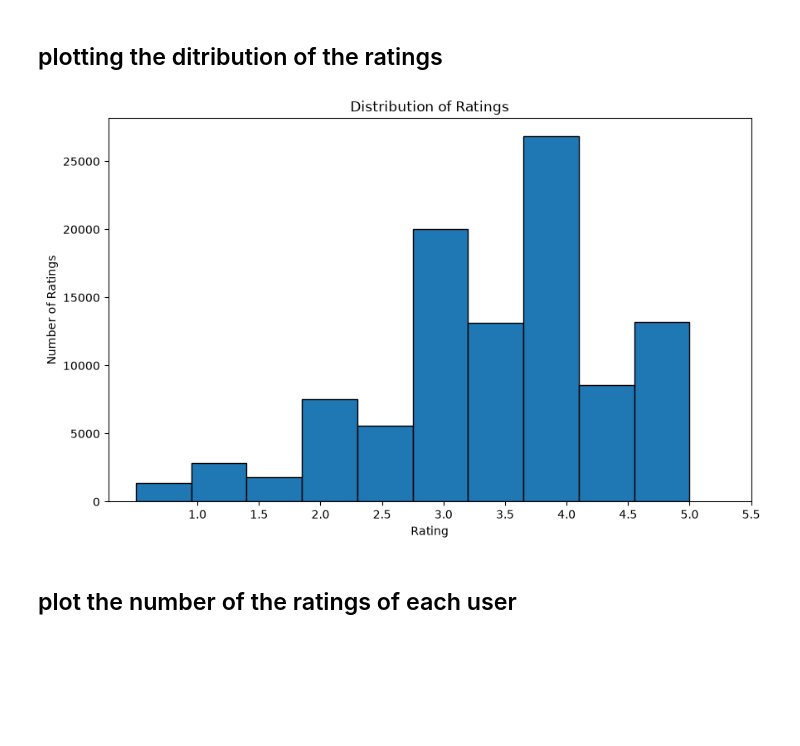
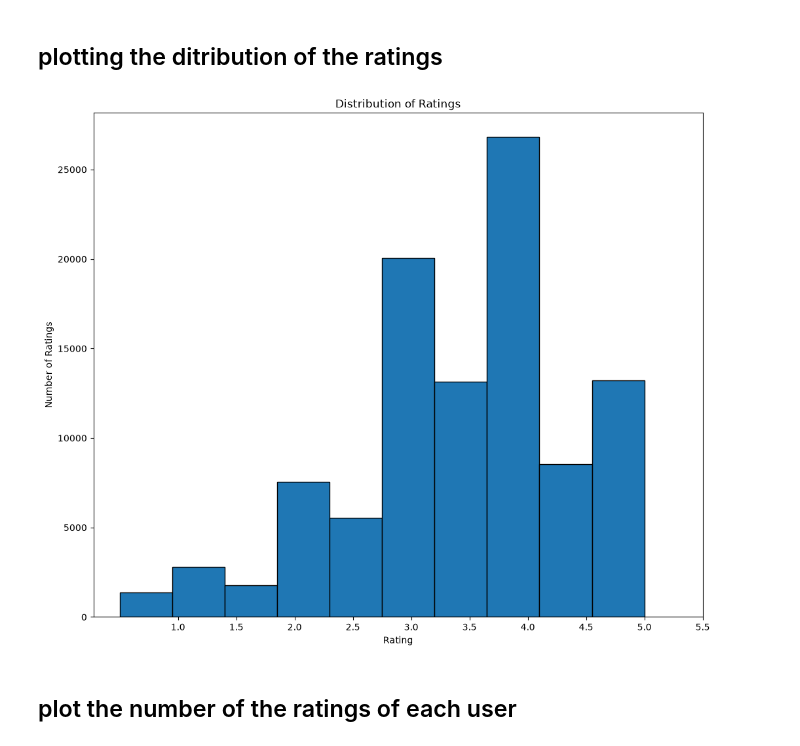
Before and after one commit to Atef5172/Collaborative_filtering_using_KNN, a Jupyter notebook: script.ipynb, the cells around one changed output. Drawn from its saved outputs; the diff is of its cells as text; code cells hidden in the pictures; blank space fills up the shorter version.

```diff
--- a/script.ipynb
+++ b/script.ipynb
@@ -20,8 +21,8 @@ sh.unpack_archive(filename="ml-latest-small.zip", extract_dir="data")
 # %% [markdown]
 ## Loading the data frames
 # %%
-movies_df = pd.read_csv("movies.csv")
-ratings_df = pd.read_csv("ratings.csv")
+movies_df = pd.read_csv("data/movies.csv")
+ratings_df = pd.read_csv("data/ratings.csv")
 # %% [markdown]
 ## Showing sample of movies data frame
 # %%
@@ -168,15 +206,17 @@ Dimensions of the data frame -->  (610, 9724)
 # %% [markdown]
 ## plotting the ditribution of the ratings
 # %%
-plt.figure(figsize=(10, 6))
+# How many time each rating is repeated
+# How the 100836 ratings are distributed among te rating values
+plt.figure(figsize=(12, 10))
 plt.title("Distribution of Ratings")
 plt.xlabel("Rating")
 plt.ylabel("Number of Ratings")
 plt.hist(ratings_df["rating"], bins=10, edgecolor="black")
-plt.xticks(np.arange(1, 6, 0.5))
+plt.xticks(np.arange(1, 6, 0.5)) # divide the x axis (1 , 1.5 , 2 , 2.5 .. , 6)
 plt.show()
 # %% [output]
-[figure, old version]
+[figure, new version]
 # %% [markdown]
 ## plot the number of the ratings of each user
 # %%
```
Also changed, not shown: parts of 14 cells of this notebook.
